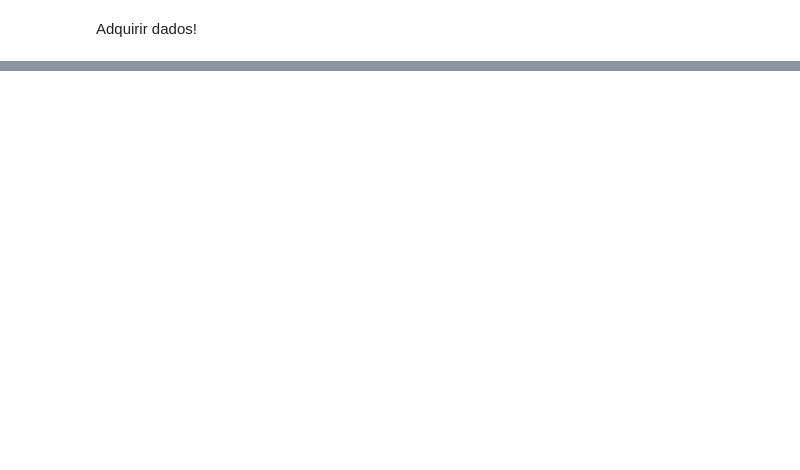
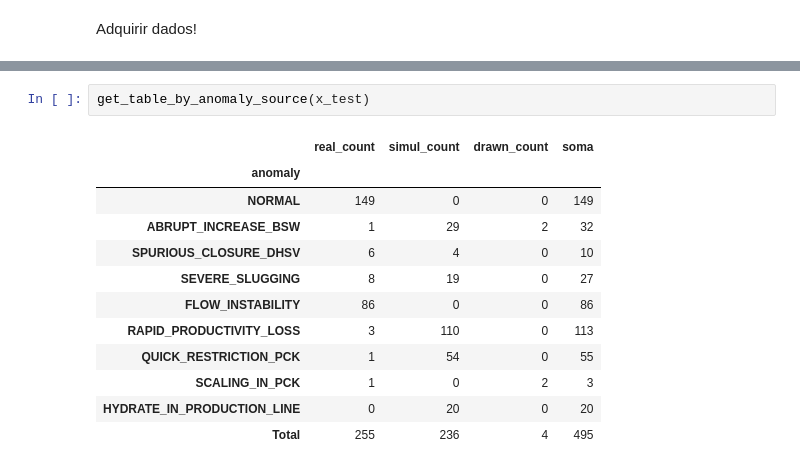
Before and after one commit to Punpuf/lemi_3w, a Jupyter notebook: raw_data_manager/pipeline_3w.ipynb, the cells around one changed output, grey strips where cells are left out. Drawn from its saved outputs; the diff is of its cells as text; blank space fills up the shorter version.

```diff
--- a/raw_data_manager/pipeline_3w.ipynb
+++ b/raw_data_manager/pipeline_3w.ipynb
@@ -152,0 +200,15 @@ NameError: name 'tfrecord_filenames' is not defined
+# %%
+get_table_by_anomaly_source(x_test)
+# %% [output]
+|  | real_count | simul_count | drawn_count | soma |
+| anomaly |  |  |  |  |
+| NORMAL | 149 | 0 | 0 | 149 |
+| ABRUPT_INCREASE_BSW | 1 | 29 | 2 | 32 |
+| SPURIOUS_CLOSURE_DHSV | 6 | 4 | 0 | 10 |
+| SEVERE_SLUGGING | 8 | 19 | 0 | 27 |
+| FLOW_INSTABILITY | 86 | 0 | 0 | 86 |
+| RAPID_PRODUCTIVITY_LOSS | 3 | 110 | 0 | 113 |
+| QUICK_RESTRICTION_PCK | 1 | 54 | 0 | 55 |
+| SCALING_IN_PCK | 1 | 0 | 2 | 3 |
+| HYDRATE_IN_PRODUCTION_LINE | 0 | 20 | 0 | 20 |
+| Total | 255 | 236 | 4 | 495 |
```
Also changed, not shown: parts of 16 cells of this notebook, 9 other files.
